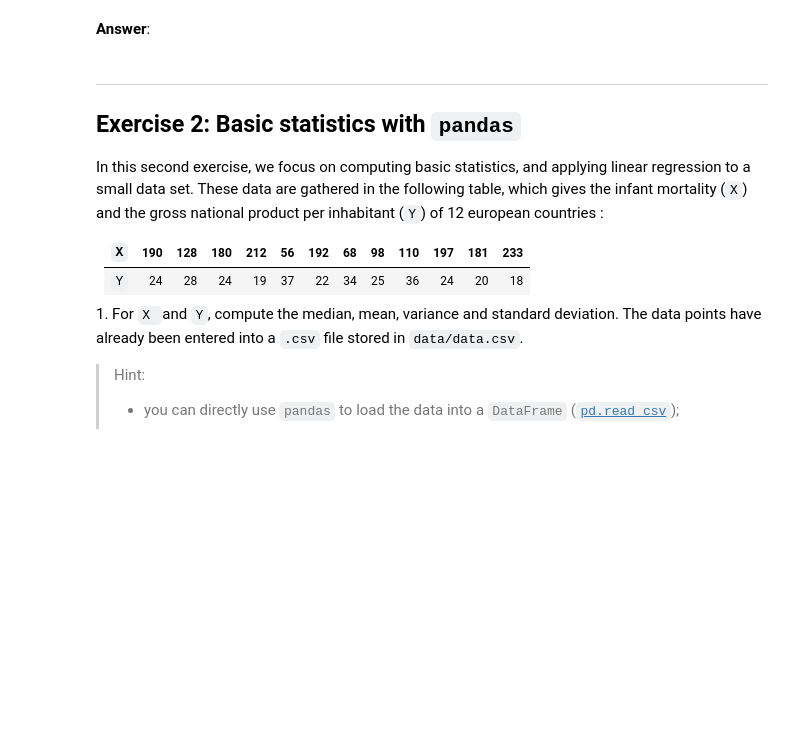
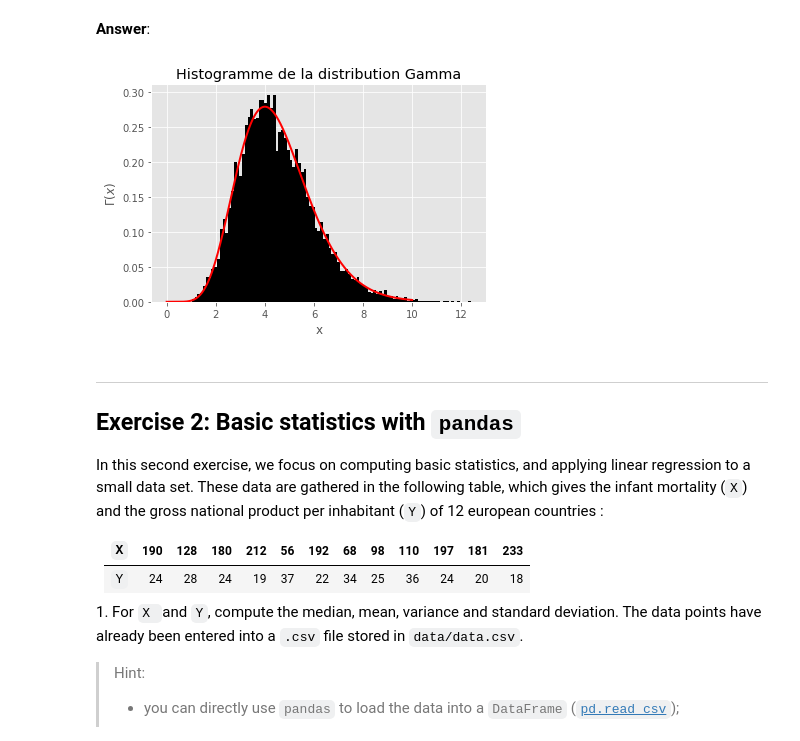
Before and after one commit to VictorCilleros/python_sdia_All, a Jupyter notebook: Labs/Lab2/lab2.ipynb, the cells around one changed output. Drawn from its saved outputs; the diff is of its cells as text; code cells hidden in the pictures; blank space fills up the shorter version.

```diff
--- a/Labs/Lab2/lab2.ipynb
+++ b/Labs/Lab2/lab2.ipynb
@@ -89,3 +88,20 @@ Y=scipy.
+# %%
+# your code
+from scipy import stats
+X=np.linspace(0,10,1000)
+Y =stats.gamma.pdf(X,a=alpha, scale = 1/beta)
+plt.figure()
+plt.style.use("ggplot")
+plt.title("Histogramme de la distribution Gamma")
+plt.xlabel("x")
+plt.ylabel("$\Gamma(x)$")
+plt.hist(Gamma_list,bins=100,color='black',density=True)
+plt.plot(X,Y,color = 'r',linewidth = 2)
+
+plt.savefig("gamma.png")
+plt.show()
+# %% [output]
+[figure, added]
 # %% [markdown]
 ---
 ## <a name="ex2">Exercise 2: Basic statistics with `pandas`</a>
```
Also changed, not shown: parts of 5 cells of this notebook, 1 other file.
